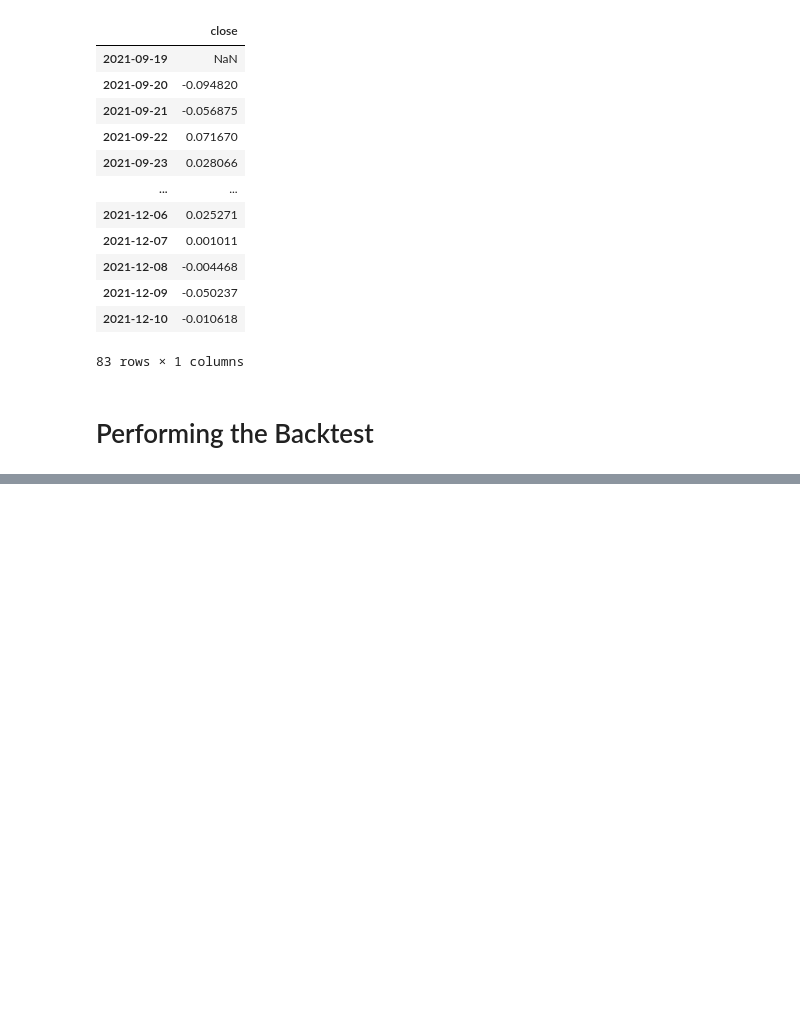
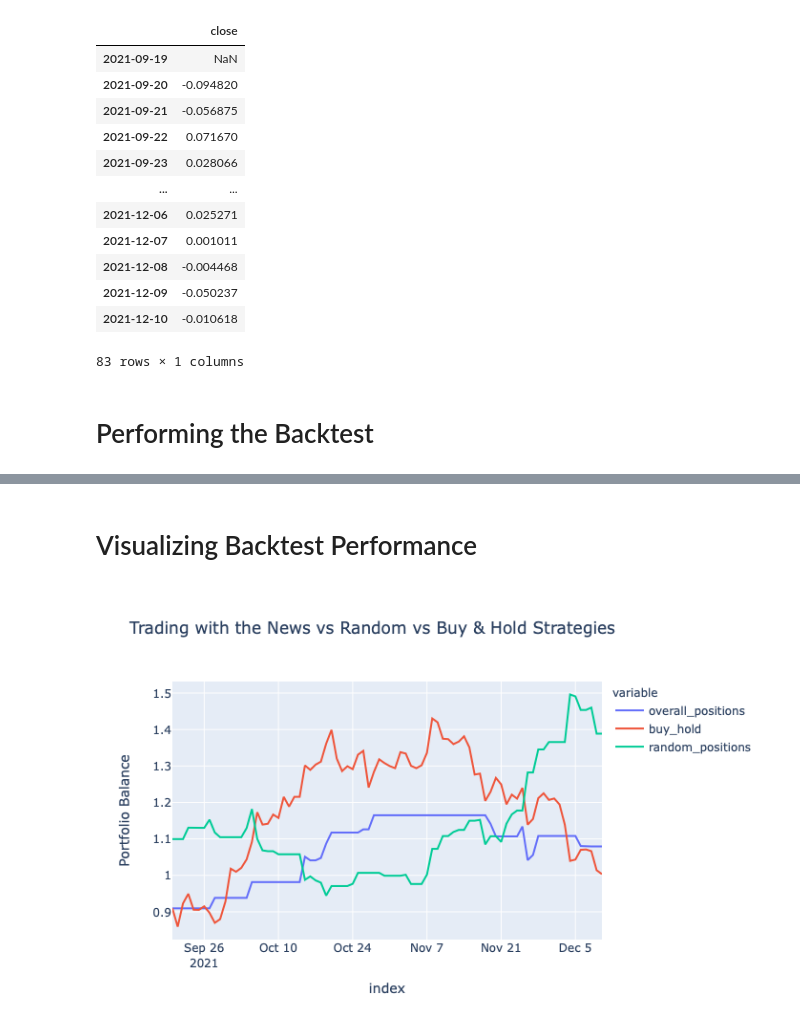
Before and after one commit to marcosan93/Medium-Misc-Tutorials, a Jupyter notebook: Crypto-Tutorials/Sentiment-TimeSeries-Crypto.ipynb, the cells around one changed output, grey strips where cells are left out. Drawn from its saved outputs; the diff is of its cells as text; code cells hidden in the pictures; blank space fills up the shorter version.

Commit message:
added visuals

```diff
--- a/Crypto-Tutorials/Sentiment-TimeSeries-Crypto.ipynb
+++ b/Crypto-Tutorials/Sentiment-TimeSeries-Crypto.ipynb
@@ -402,0 +389,16 @@ performance
+# %% [markdown]
+# Visualizing Backtest Performance
+# %%
+# Visualizing results
+fig = px.line(
+    performance,
+    x=performance.index,
+    y=performance.columns,
+    title='Trading with the News vs Random vs Buy & Hold Strategies',
+    labels={"value": "Portfolio Balance",
+            "date": "Date"}
+)
+
+fig.show()
+# %% [output]
+[figure, added]
```
Also changed, not shown: parts of 3 cells of this notebook.
